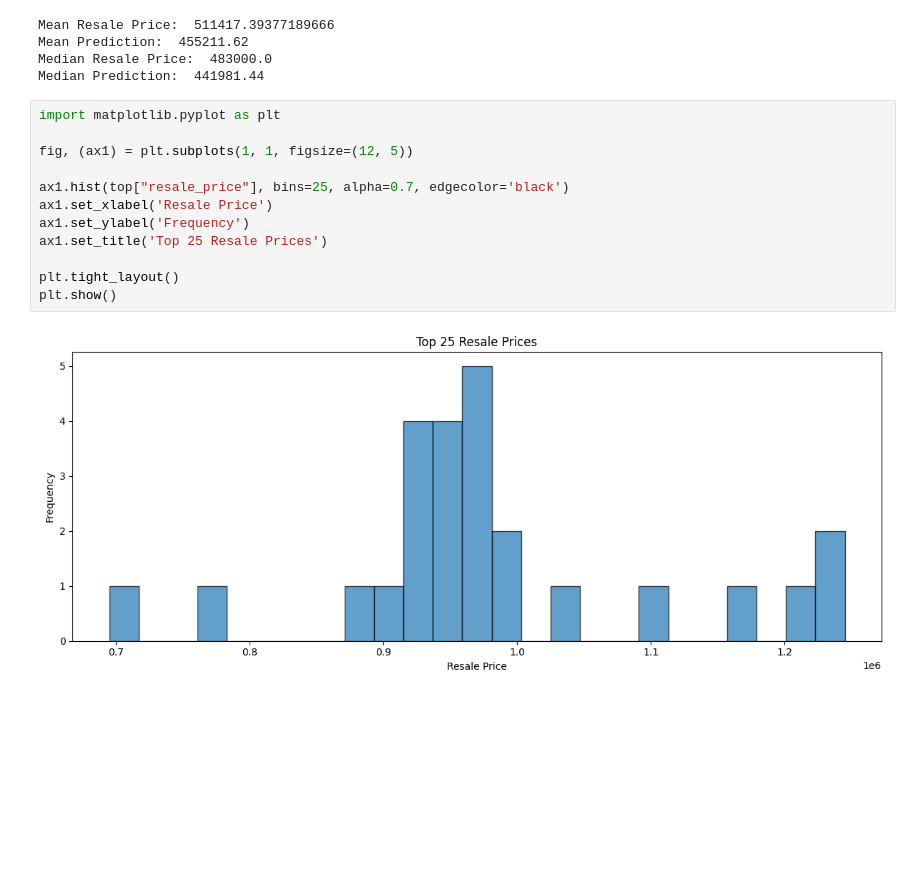
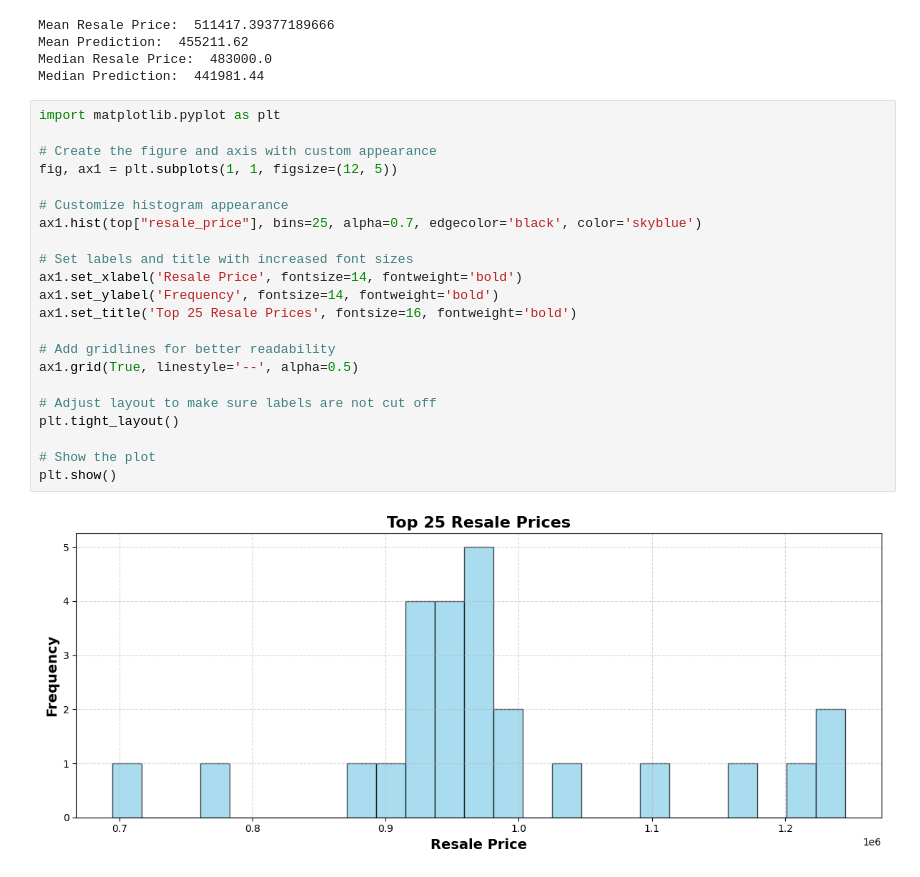
Before and after one commit to luksz/SC4001-Assignment-1, a Jupyter notebook: Tan_Pin_Yee_Part_B_1.ipynb, the cells around one changed output. Drawn from its saved outputs; the diff is of its cells as text; blank space fills up the shorter version.

```diff
--- a/Tan_Pin_Yee_Part_B_1.ipynb
+++ b/Tan_Pin_Yee_Part_B_1.ipynb
@@ -298,15 +298,25 @@ Median Prediction:  441981.44
 # %%
 import matplotlib.pyplot as plt
 
-fig, (ax1) = plt.subplots(1, 1, figsize=(12, 5))
+# Create the figure and axis with custom appearance
+fig, ax1 = plt.subplots(1, 1, figsize=(12, 5))
 
-ax1.hist(top["resale_price"], bins=25, alpha=0.7, edgecolor='black')
-ax1.set_xlabel('Resale Price')
-ax1.set_ylabel('Frequency')
-ax1.set_title('Top 25 Resale Prices')
+# Customize histogram appearance
+ax1.hist(top["resale_price"], bins=25, alpha=0.7, edgecolor='black', color='skyblue')
 
+# Set labels and title with increased font sizes
+ax1.set_xlabel('Resale Price', fontsize=14, fontweight='bold')
+ax1.set_ylabel('Frequency', fontsize=14, fontweight='bold')
+ax1.set_title('Top 25 Resale Prices', fontsize=16, fontweight='bold')
+
+# Add gridlines for better readability
+ax1.grid(True, linestyle='--', alpha=0.5)
+
+# Adjust layout to make sure labels are not cut off
 plt.tight_layout()
+
+# Show the plot
 plt.show()
 # %% [output]
-[figure, old version]
+[figure, new version]
 # %%
```
Also changed, not shown: parts of 4 cells of this notebook, 11 other files.
